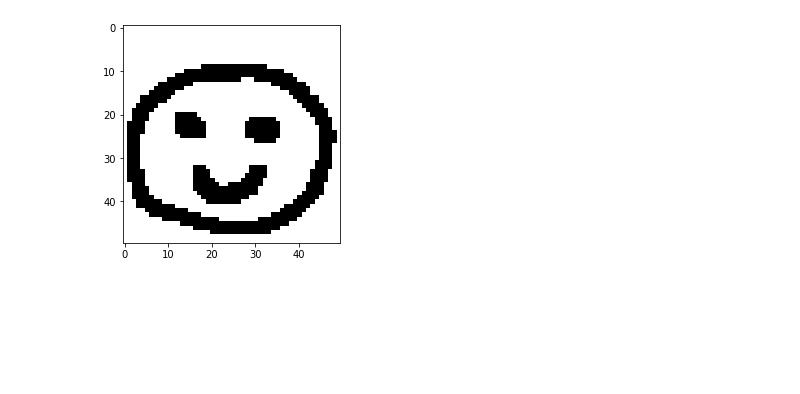
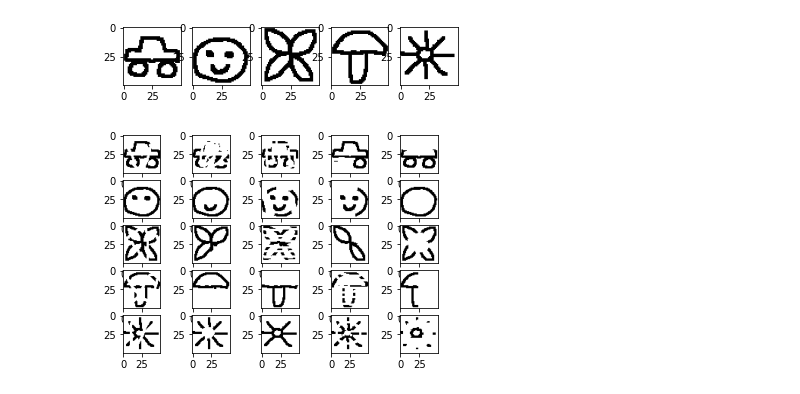
Before and after one commit to jakubmis1998/NeuralNetworks, a Jupyter notebook: autoAsocjator.ipynb, the cells around one changed output. Saved outputs shown, nothing was run; the diff lists cells and outputs as text; code cells hidden in the pictures; blank space fills up the shorter version.

Commit message:
First implementation of AutoAsocjator - SPLA. TODO - change algorithm to PLA.

```diff
--- a/autoAsocjator.ipynb
+++ b/autoAsocjator.ipynb
@@ -1,30 +1,2 @@
 # %% [markdown]
 <a href="https://colab.research.google.com/github/jakubmis1998/NeuralNetworks/blob/main/autoAsocjator.ipynb" target="_parent"><img src="https://colab.research.google.com/assets/colab-badge.svg" alt="Open In Colab"/></a>
-# %%
-# Auto asocjator
-
-import keras.preprocessing.image as kpi
-from matplotlib import pyplot as plt
-import numpy as np
-
-def show_image(img):
-  """Show 2D image from NumPy array"""
-  plt.imshow(img, cmap="gray")
-
-def get_images():
-  filenames = ['car.png', 'face.png', 'flower.png', 'mush.png', 'sun.png']
-  images = np.array([])
-  for filename in filenames:
-    image = kpi.load_img(filename)  # Load image as NumPy array
-    images = np.append(images, kpi.img_to_array(image)[:, :, 0])  # Only R canal
-  images = images.reshape(5, 50, 50)  # 5 pictures 50pxx50px
-  images /= 255.0  # Array values 0-1
-  return images
-
-
-if __name__ == "__main__":
-
-  images = get_images()
-  show_image(images[1])
-# %% [output]
-[figure, removed]
@@ -30,0 +98,16 @@ if __name__ == "__main__":
+# %%
+# 5 original pictures
+for i in range(5):
+  plt.subplot(1, 5, i + 1)
+  original = images[i].reshape(50, 50)
+  show_image(original)
+# %% [output]
+[figure, added]
+# %%
+# 25 scratched pictures, 5 for each type
+for i in range(25):
+  plt.subplot(5, 5, i + 1)
+  scratched = scratched_images.reshape(25, 2500)[i].reshape(50, 50)
+  show_image(scratched)
+# %% [output]
+[figure, added]
```
Also changed, not shown: parts of 2 cells of this notebook.
